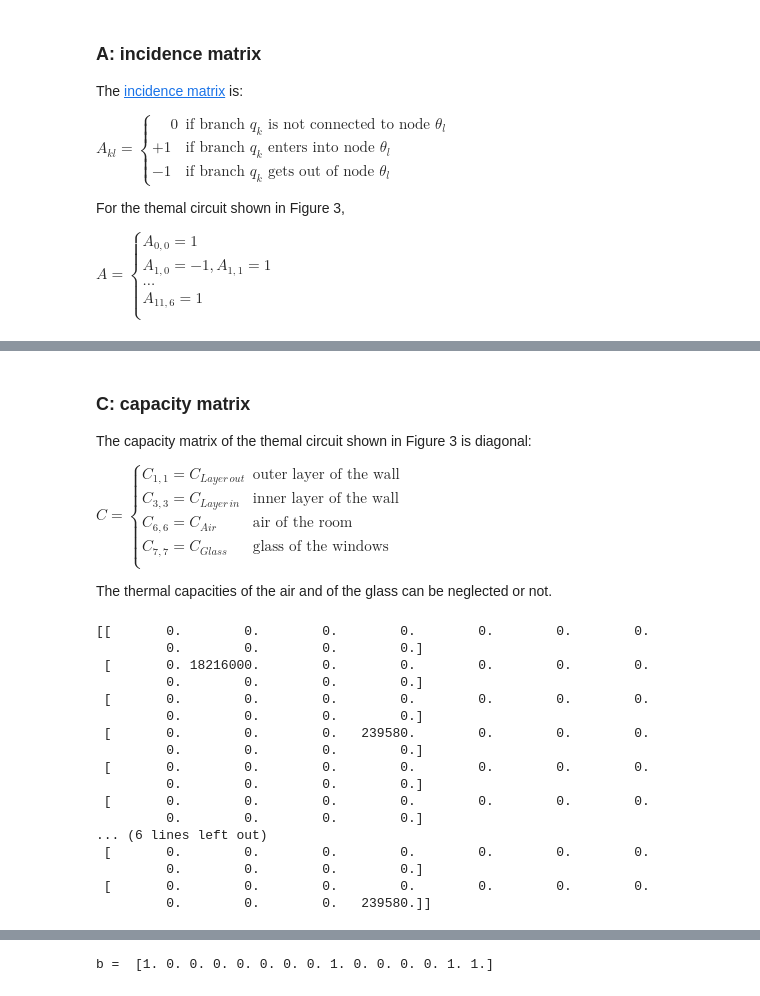
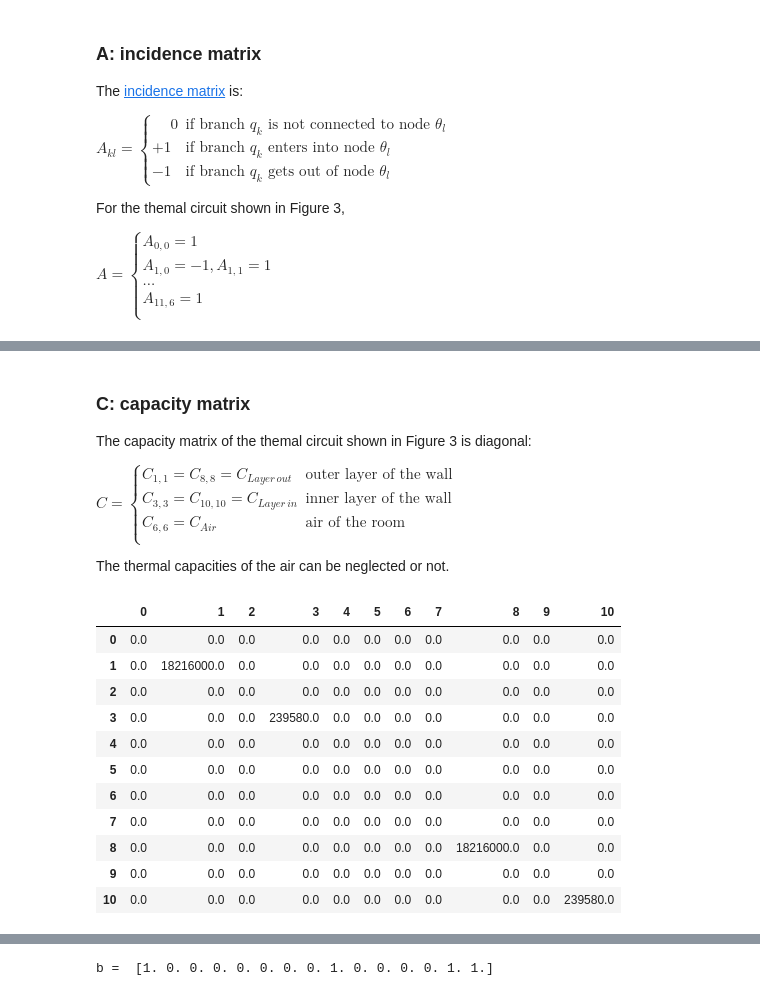
Before and after one commit to dm4bem-2023/project-ulteam, a Jupyter notebook: 03CubicBuilding - Copie.ipynb, the cells around one changed output, grey strips where cells are left out. Cells and saved outputs as stored; diff of their text form; code cells hidden in the pictures.

```diff
--- a/03CubicBuilding - Copie.ipynb
+++ b/03CubicBuilding - Copie.ipynb
@@ -728,45 +742,36 @@ G = np.diag(np.hstack(
 The capacity matrix of the themal circuit shown in Figure 3 is diagonal:
 
 $ C = \begin{cases}
-C_{1,1} = C_{Layer\,out} & \text{outer layer of the wall}\\
-C_{3,3} = C_{Layer\,in} & \text{inner layer of the wall}\\
+C_{1,1} = C_{8,8} = C_{Layer\,out} & \text{outer layer of the wall}\\
+C_{3,3} = C_{10,10} = C_{Layer\,in} & \text{inner layer of the wall}\\
 C_{6,6} = C_{Air} & \text{air of the room}\\
-C_{7,7} = C_{Glass} & \text{glass of the windows}\\
 \end{cases}$
 
-The thermal capacities of the air and of the glass can be neglected or not.
+The thermal capacities of the air can be neglected or not.
 # %%
-neglect_air_glass =True
+neglect_air_glass =True #because Kp is huge
 
 if neglect_air_glass:
     C = np.diag([0, C['Layer_out'], 0, C['Layer_in'], 0, 0,
                  0, 0, C['Layer_out'], 0, C['Layer_in']])
 else:
     C = np.diag([0, C['Layer_out'], 0, C['Layer_in'], 0, 0,
                  C['Air'], 0,C['Layer_out'],0,C['Layer_in']])
 
-print(C)
-
-# pd.set_option("display.precision", 3)
-# pd.DataFrame(C)
+pd.DataFrame(C)
 # %% [output]
-[[       0.        0.        0.        0.        0.        0.        0.
-         0.        0.        0.        0.]
- [       0. 18216000.        0.        0.        0.        0.        0.
-         0.        0.        0.        0.]
- [       0.        0.        0.        0.        0.        0.        0.
-         0.        0.        0.        0.]
- [       0.        0.        0.   239580.        0.        0.        0.
-         0.        0.        0.        0.]
- [       0.        0.        0.        0.        0.        0.        0.
-         0.        0.        0.        0.]
- [       0.        0.        0.        0.        0.        0.        0.
-         0.        0.        0.        0.]
-... (6 lines left out)
- [       0.        0.        0.        0.        0.        0.        0.
-         0.        0.        0.        0.]
- [       0.        0.        0.        0.        0.        0.        0.
-         0.        0.        0.   239580.]]
+|  | 0 | 1 | 2 | 3 | 4 | 5 | 6 | 7 | 8 | 9 | 10 |
+| 0 | 0.0 | 0.0 | 0.0 | 0.0 | 0.0 | 0.0 | 0.0 | 0.0 | 0.0 | 0.0 | 0.0 |
+| 1 | 0.0 | 18216000.0 | 0.0 | 0.0 | 0.0 | 0.0 | 0.0 | 0.0 | 0.0 | 0.0 | 0.0 |
+| 2 | 0.0 | 0.0 | 0.0 | 0.0 | 0.0 | 0.0 | 0.0 | 0.0 | 0.0 | 0.0 | 0.0 |
+| 3 | 0.0 | 0.0 | 0.0 | 239580.0 | 0.0 | 0.0 | 0.0 | 0.0 | 0.0 | 0.0 | 0.0 |
+| 4 | 0.0 | 0.0 | 0.0 | 0.0 | 0.0 | 0.0 | 0.0 | 0.0 | 0.0 | 0.0 | 0.0 |
+| 5 | 0.0 | 0.0 | 0.0 | 0.0 | 0.0 | 0.0 | 0.0 | 0.0 | 0.0 | 0.0 | 0.0 |
+| 6 | 0.0 | 0.0 | 0.0 | 0.0 | 0.0 | 0.0 | 0.0 | 0.0 | 0.0 | 0.0 | 0.0 |
+| 7 | 0.0 | 0.0 | 0.0 | 0.0 | 0.0 | 0.0 | 0.0 | 0.0 | 0.0 | 0.0 | 0.0 |
+| 8 | 0.0 | 0.0 | 0.0 | 0.0 | 0.0 | 0.0 | 0.0 | 0.0 | 18216000.0 | 0.0 | 0.0 |
+| 9 | 0.0 | 0.0 | 0.0 | 0.0 | 0.0 | 0.0 | 0.0 | 0.0 | 0.0 | 0.0 | 0.0 |
+| 10 | 0.0 | 0.0 | 0.0 | 0.0 | 0.0 | 0.0 | 0.0 | 0.0 | 0.0 | 0.0 | 239580.0 |
 # %% [markdown]
 ### b: temperature source vector
 
```
Also changed, not shown: parts of 21 cells of this notebook, 3 other files.
